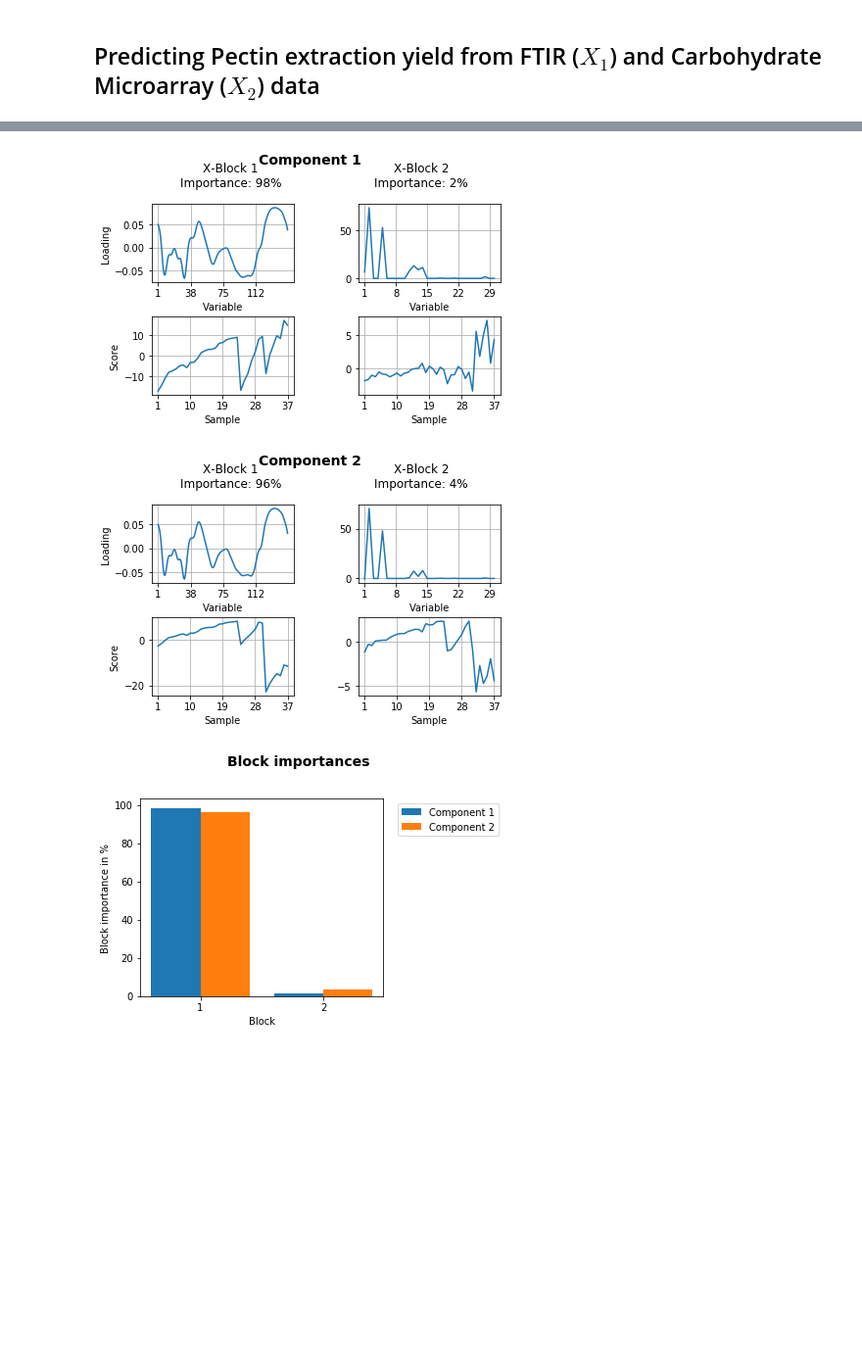
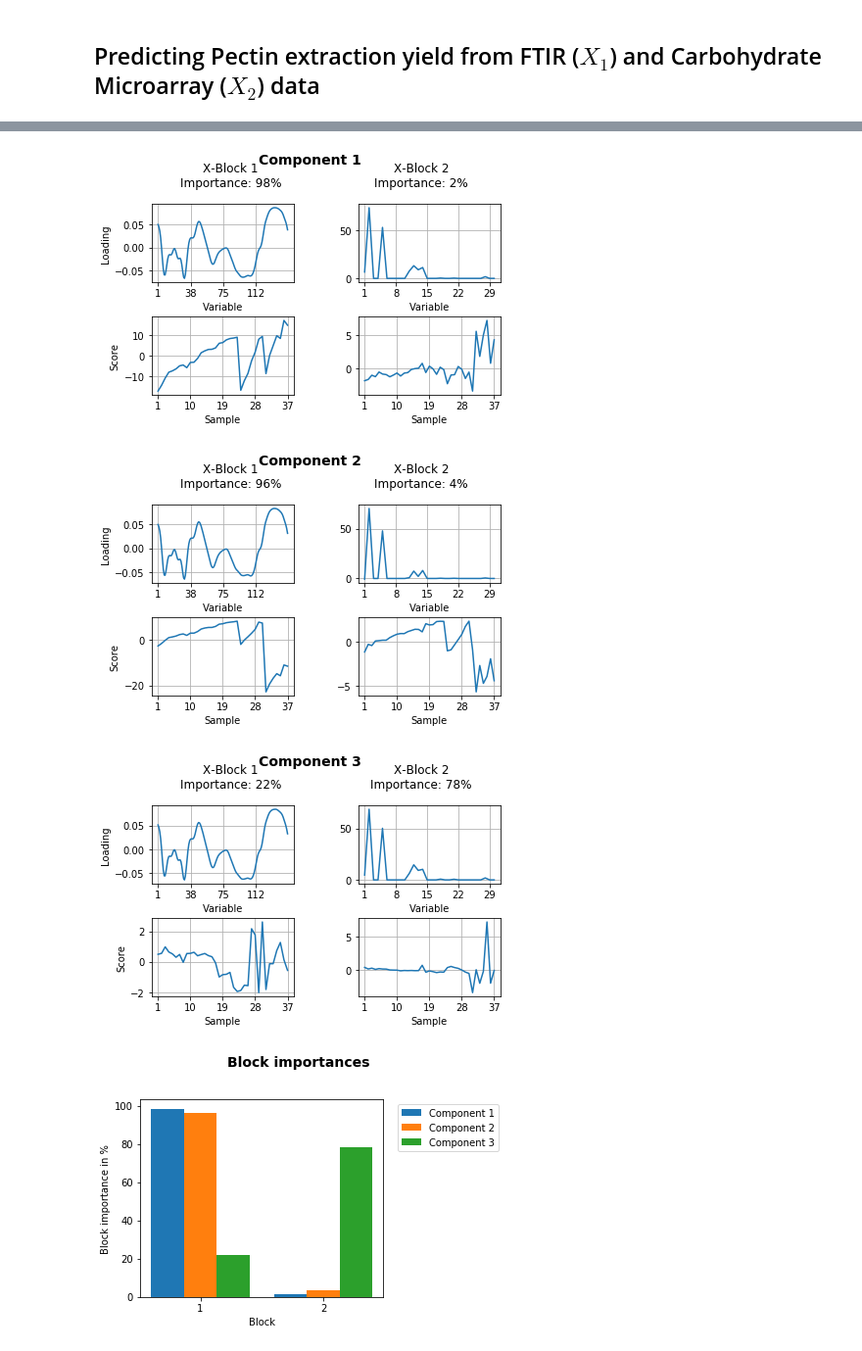
Before and after one commit to DTUComputeStatisticsAndDataAnalysis/MBPLS, a Jupyter notebook: examples/MBPLS_intro/MultiblockPLS_PectinYield.ipynb, the cells around one changed output, grey strips where cells are left out. Shown at 98% size. Drawn from its saved outputs; the diff is of its cells as text; code cells hidden in the pictures; blank space fills up the shorter version.

Commit message:
modified plot method

```diff
--- a/examples/MBPLS_intro/MultiblockPLS_PectinYield.ipynb
+++ b/examples/MBPLS_intro/MultiblockPLS_PectinYield.ipynb
@@ -18,6 +25,6 @@ carb3 = pd.read_pickle('extraction3.pkl')
 # %%
-ftir = pd.concat((ftir1, ftir2, ftir3))
-extractions = pd.concat((carb1, carb2, carb3))
-extractions.index = ftir.index
-yield_all = np.array(extractions.index)
-data = pd.concat((ftir, extractions), axis=1)
+x1 = pd.concat((ftir1, ftir2, ftir3))
+x2 = pd.concat((carb1, carb2, carb3))
+x2.index = x1.index
+y = np.array(x2.index)
+x1x2 = pd.concat((x1, x2), axis=1)
@@ -27,12 +59,12 @@ from sklearn.model_selection import cross_val_predict
 from sklearn.metrics import mean_squared_error
 
 mbpls = MBPLS(n_components=3)
-prediction = cross_val_predict(mbpls, data, yield_all, cv=len(ftir))
+prediction = cross_val_predict(mbpls, x1x2, y, cv=len(x1x2))
 prediction = pd.DataFrame(prediction)
-yield_all = pd.DataFrame(yield_all)
-prediction = pd.concat((prediction, yield_all), axis=1)
-prediction.columns=['predicted yield', 'known yield']
-prediction.plot.scatter(x='known yield', y='predicted yield')
+y = pd.DataFrame(y)
+prediction = pd.concat((prediction, y), axis=1)
+prediction.columns=['predicted yield [g]', 'known yield [g]']
+prediction.plot.scatter(x='known yield [g]', y='predicted yield [g]')
 plt.plot([prediction.min().min(), prediction.max().max()], [prediction.min().min(), prediction.max().max()], color='red')
-plt.title('MSE = %.6f' % mean_squared_error(prediction['known yield'], prediction['predicted yield']));
+plt.title('MSE = %.6f' % mean_squared_error(prediction['known yield [g]'], prediction['predicted yield [g]']));
 # %% [output]
@@ -40,8 +77,10 @@ plt.title('MSE = %.6f' % mean_squared_error(prediction['known yield'], predictio
 # %%
-mbpls = MBPLS(n_components=2)
-mbpls.fit_transform(X=[ftir, extractions], y=yield_all)
-mbpls.plot(num_components=2)
+mbpls = MBPLS(n_components=3)
+mbpls.fit(X=[x1, x2], Y=y)
+# Plot results for the first num_components (LVs)
+mbpls.plot(num_components=3)
 # %% [output]
 [figure]
 [figure]
-[figure, old version]
+[figure, new version]
+[figure, added]
```
Also changed, not shown: parts of 13 cells of this notebook, 1 other file.
